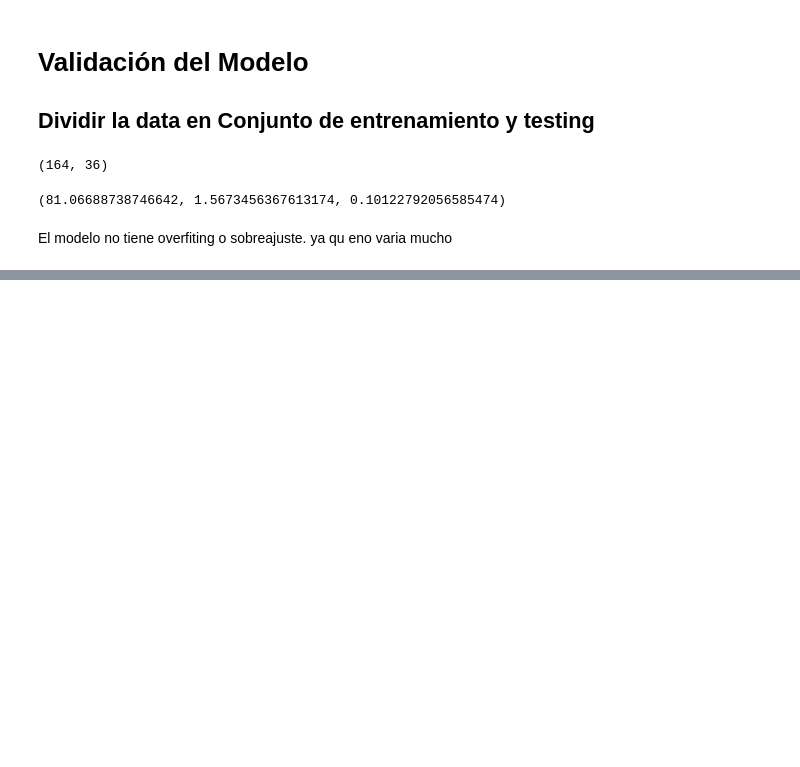
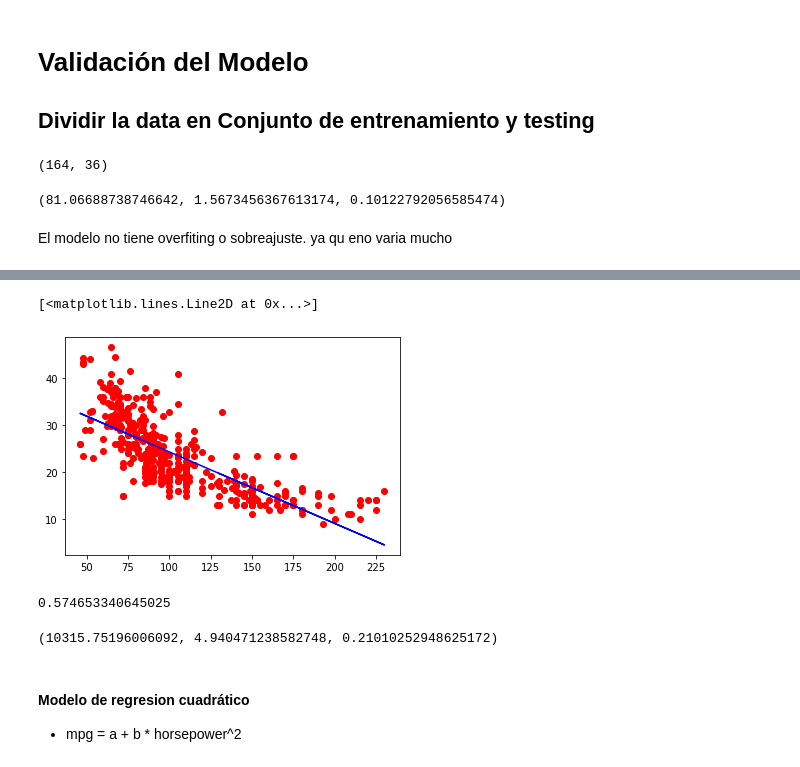
Before and after one commit to Denis-Yen/DataScience, a Jupyter notebook: 3_RegresiónLineal.ipynb, the cells around one changed output, grey strips where cells are left out. Saved outputs shown, nothing was run; the diff lists cells and outputs as text; code cells hidden in the pictures; blank space fills up the shorter version.

```diff
--- a/3_RegresiónLineal.ipynb
+++ b/3_RegresiónLineal.ipynb
@@ -363,0 +652,7 @@ El modelo no tiene overfiting o sobreajuste. ya qu eno varia mucho
+# %%
+X = data_auto["horsepower"].fillna(data_auto["horsepower"].mean()) # Reemplazamos los NA con el promedio
+Y = data_auto["mpg"].fillna(data_auto["mpg"].mean())
+x_data = X[:, np.newaxis]
+
+lm = LinearRegression() #Requiere de formato dataframe
+lm.fit(x_data,Y)
@@ -363,0 +664,24 @@ El modelo no tiene overfiting o sobreajuste. ya qu eno varia mucho
+# %%
+%matplotlib inline
+plt.plot(X, Y, "ro")
+plt.plot(X, lm.predict(x_data), color = "blue")
+# %% [output]
+[<matplotlib.lines.Line2D at 0x...>]
+[figure, added]
+# %%
+lm.score(x_data, Y)
+# %% [output]
+0.574653340645025
+# %%
+SSD = np.sum((Y - lm.predict(x_data))**2)
+RSE = np.sqrt(SSD/len(x_data)-1)
+y_mean = np.mean(Y)
+error = RSE/y_mean
+
+SSD, RSE, error
+# %% [output]
+(10315.75196006092, 4.940471238582748, 0.21010252948625172)
+# %% [markdown]
+#### Modelo de regresion cuadrático
+
+* mpg = a + b * horsepower^2
```
Also changed, not shown: parts of 66 cells of this notebook.
